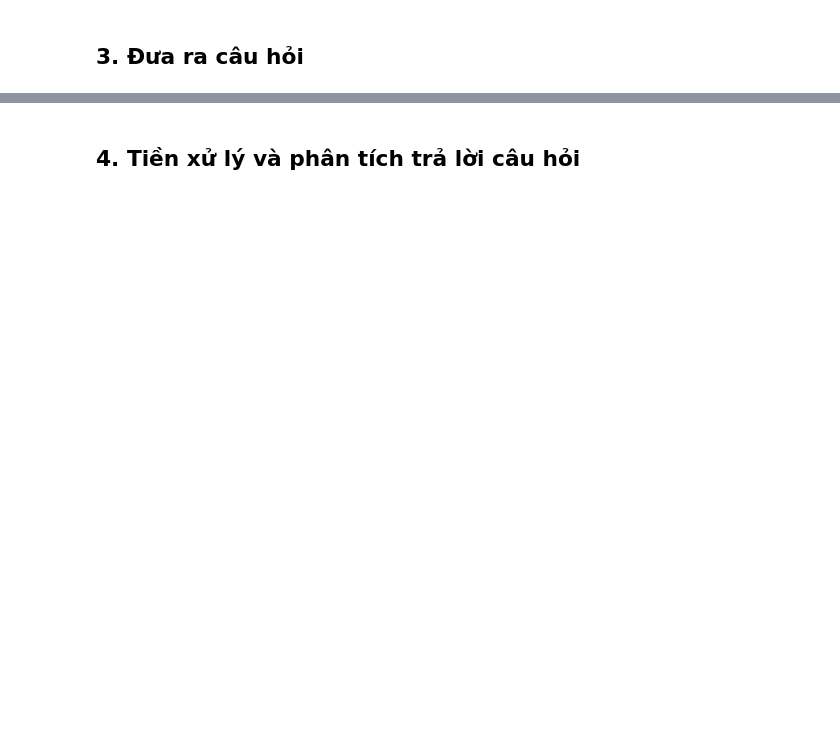
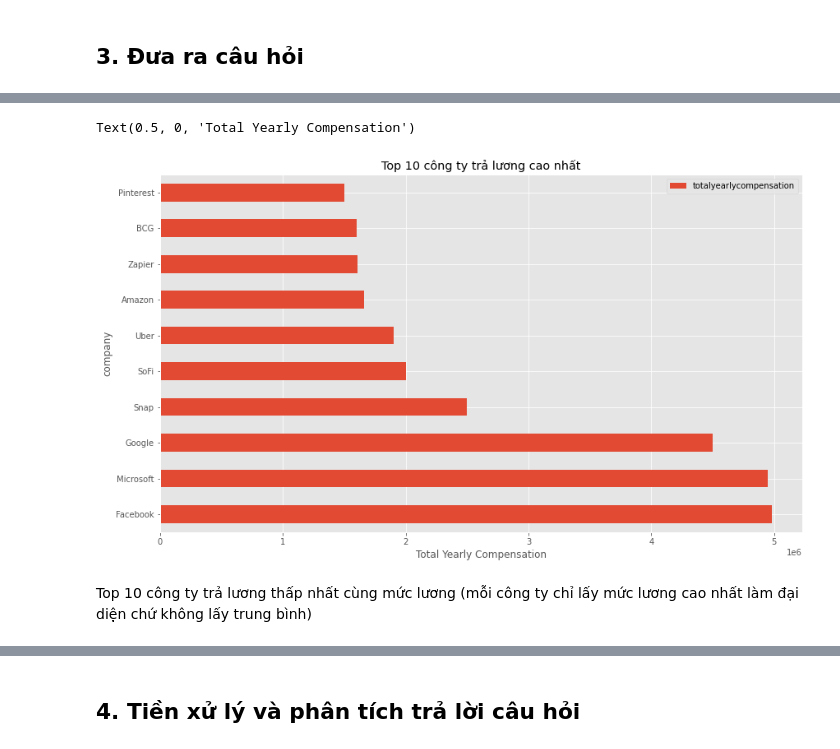
Before and after one commit to TanThinNguyen/P4DS-final-project, a Jupyter notebook: notebook.ipynb, the cells around one changed output, grey strips where cells are left out. Saved outputs shown, nothing was run; the diff lists cells and outputs as text; code cells hidden in the pictures; blank space fills up the shorter version.

```diff
--- a/notebook.ipynb
+++ b/notebook.ipynb
@@ -209,0 +293,5 @@ salary_df
+# %%
+df = salary_df.groupby('company')[['totalyearlycompensation']].max()
+# df = salary_df.groupby('company')['totalyearlycompensation'].agg(['max'])
+df_max = df.sort_values('totalyearlycompensation', ascending=False).head(20)
+df_max
@@ -209,0 +317,9 @@ salary_df
+# %%
+df_max.plot.barh(figsize=(14, 8))
+plt.title('Top 10 công ty trả lương cao nhất')
+plt.xlabel('Total Yearly Compensation')
+# %% [output]
+Text(0.5, 0, 'Total Yearly Compensation')
+[figure, added]
+# %% [markdown]
+Top 10 công ty trả lương thấp nhất cùng mức lương (mỗi công ty chỉ lấy mức lương cao nhất làm đại diện chứ không lấy trung bình)
```
Also changed, not shown: parts of 53 cells of this notebook, 1 other file.
